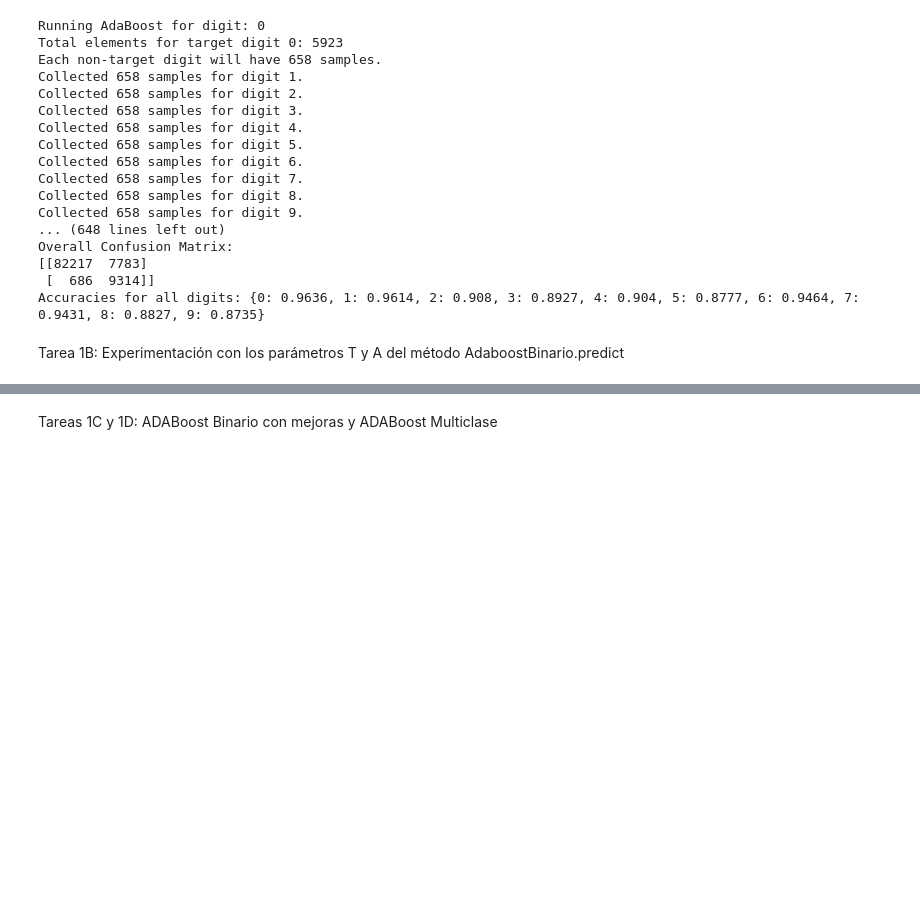
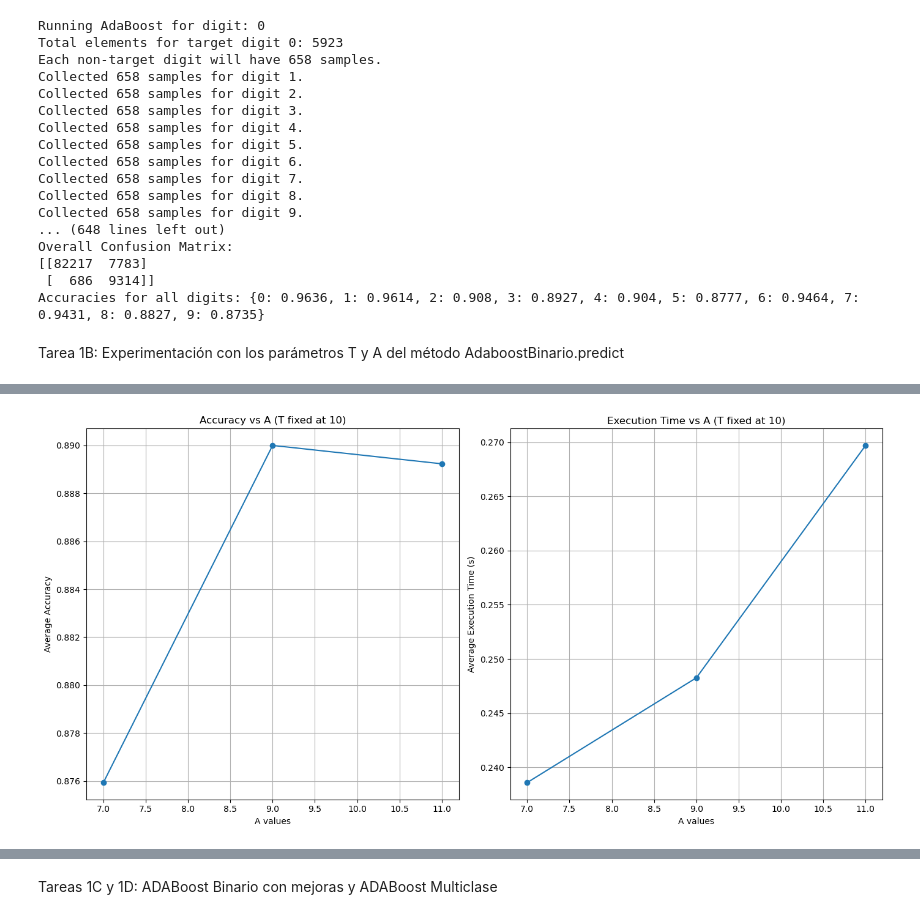
Before and after one commit to cacs2-ua/IA-para-reconocimiento-de-digitos-MNIST, a Jupyter notebook: Mine-Project/Cristian_Andres_Cordoba_Silvestre.ipynb, the cells around one changed output, grey strips where cells are left out. Cells and saved outputs as stored; diff of their text form; code cells hidden in the pictures; blank space fills up the shorter version.

Commit message:
Graphs added to task 1B

```diff
--- a/Mine-Project/Cristian_Andres_Cordoba_Silvestre.ipynb
+++ b/Mine-Project/Cristian_Andres_Cordoba_Silvestre.ipynb
@@ -265,3 +268,95 @@ Overall Confusion Matrix:
 Accuracies for all digits: {0: 0.9636, 1: 0.9614, 2: 0.908, 3: 0.8927, 4: 0.904, 5: 0.8777, 6: 0.9464, 7: 0.9431, 8: 0.8827, 9: 0.8735}
 # %% [markdown]
 Tarea 1B: Experimentación con los parámetros T y A del método AdaboostBinario.predict
+# %%
+def experiment_adaboost_fixed_T(T_fixed, A_values, repetitions=3, verboseParam=False):
+    accuracies = []
+    execution_times = []
+
+    for A in A_values:
+        acc = []
+        exec_time = []
+        for _ in range(repetitions):
+            start_time = time.time()
+            y_test_binary, y_pred, accuracy = run_adaboost_on_mnist(digit=0, T=T_fixed, A=A, verboseParam=verboseParam)
+            end_time = time.time()
+
+            acc.append(accuracy)
+            exec_time.append(end_time - start_time)
+
+        avg_accuracy = np.mean(acc)
+        avg_execution_time = np.mean(exec_time)
+        accuracies.append(avg_accuracy)
+        execution_times.append(avg_execution_time)
+
+    # Plotting results
+    plt.figure(figsize=(14, 7))
+
+    plt.subplot(1, 2, 1)
+    plt.plot(A_values, accuracies, marker='o')
+    plt.xlabel('A values')
+    plt.ylabel('Average Accuracy')
+    plt.title(f'Accuracy vs A (T fixed at {T_fixed})')
+    plt.grid(True)
+
+    plt.subplot(1, 2, 2)
+    plt.plot(A_values, execution_times, marker='o')
+    plt.xlabel('A values')
+    plt.ylabel('Average Execution Time (s)')
+    plt.title(f'Execution Time vs A (T fixed at {T_fixed})')
+    plt.grid(True)
+
+    plt.tight_layout()
+    plt.show()
+
+def experiment_adaboost_fixed_A(A_fixed, T_values, repetitions=3, verboseParam=False):
+    accuracies = []
+    execution_times = []
+
+    for T in T_values:
+        acc = []
+        exec_time = []
+        for _ in range(repetitions):
+            start_time = time.time()
+            y_test_binary, y_pred, accuracy = run_adaboost_on_mnist(digit=0, T=T, A=A_fixed, verboseParam=verboseParam)
+            end_time = time.time()
+
+            acc.append(accuracy)
+            exec_time.append(end_time - start_time)
+
+        avg_accuracy = np.mean(acc)
+        avg_execution_time = np.mean(exec_time)
+        accuracies.append(avg_accuracy)
+        execution_times.append(avg_execution_time)
+
+    # Plotting results
+    plt.figure(figsize=(14, 7))
+
+    plt.subplot(1, 2, 1)
+    plt.plot(T_values, accuracies, marker='o')
+    plt.xlabel('T values')
+    plt.ylabel('Average Accuracy')
+    plt.title(f'Accuracy vs T (A fixed at {A_fixed})')
+    plt.grid(True)
+
+    plt.subplot(1, 2, 2)
+    plt.plot(T_values, execution_times, marker='o')
+    plt.xlabel('T values')
+    plt.ylabel('Average Execution Time (s)')
+    plt.title(f'Execution Time vs T (A fixed at {A_fixed})')
+    plt.grid(True)
+
+    plt.tight_layout()
+    plt.show()
+
+if __name__ == "__main__":
+    T_fixed = 10
+    A_values = [7,9,11]
+
+    experiment_adaboost_fixed_T(T_fixed, A_values, repetitions=3, verboseParam=True)
+
+    A_fixed = 20
+    T_values = [7,9,11]
+
+    experiment_adaboost_fixed_A(A_fixed, T_values, repetitions=3, verboseParam=True)
+# %% [output]
@@ -267,0 +380 @@ Tarea 1B: Experimentación con los parámetros T y A del método AdaboostBinario
+[figure, added]
```
Also changed, not shown: parts of 4 cells of this notebook.
